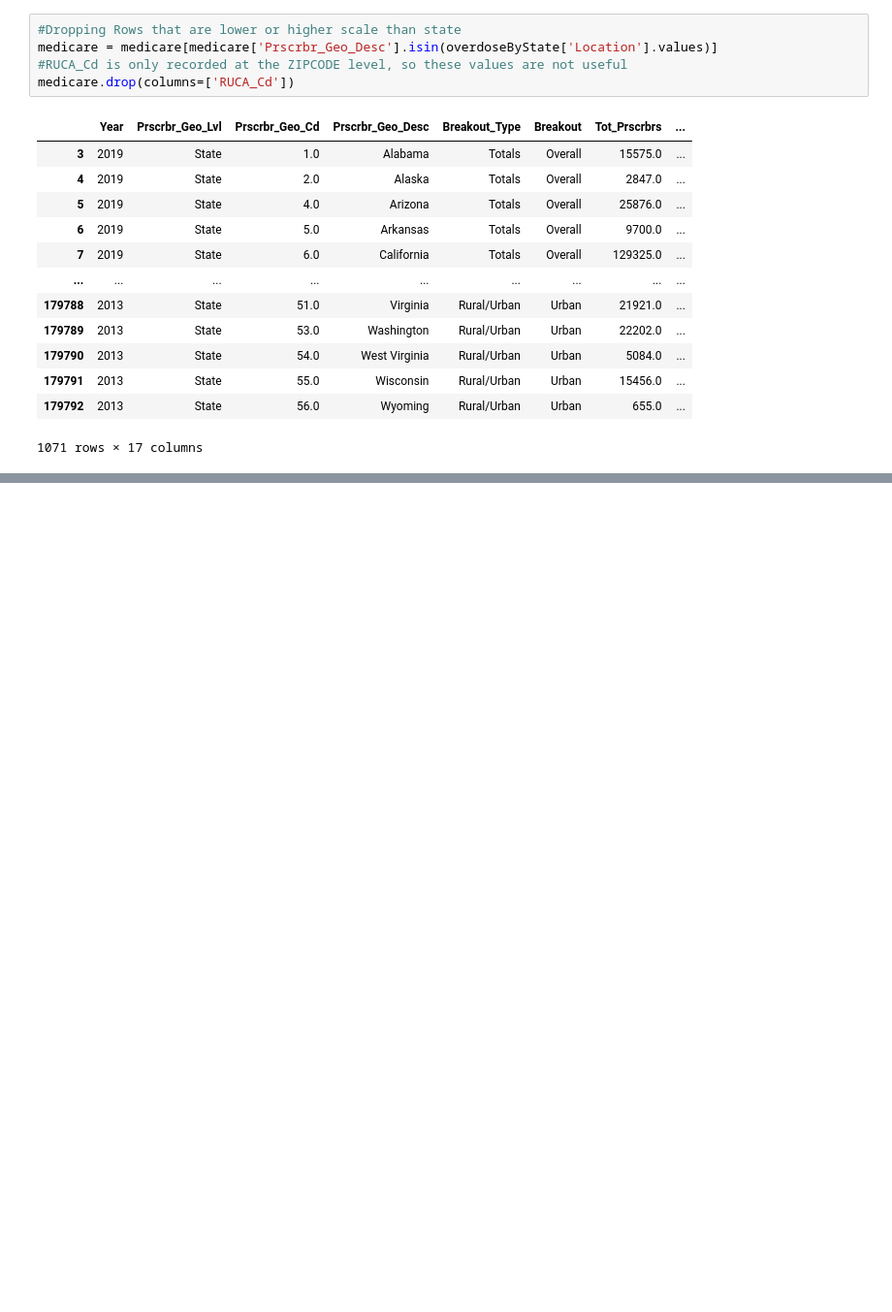
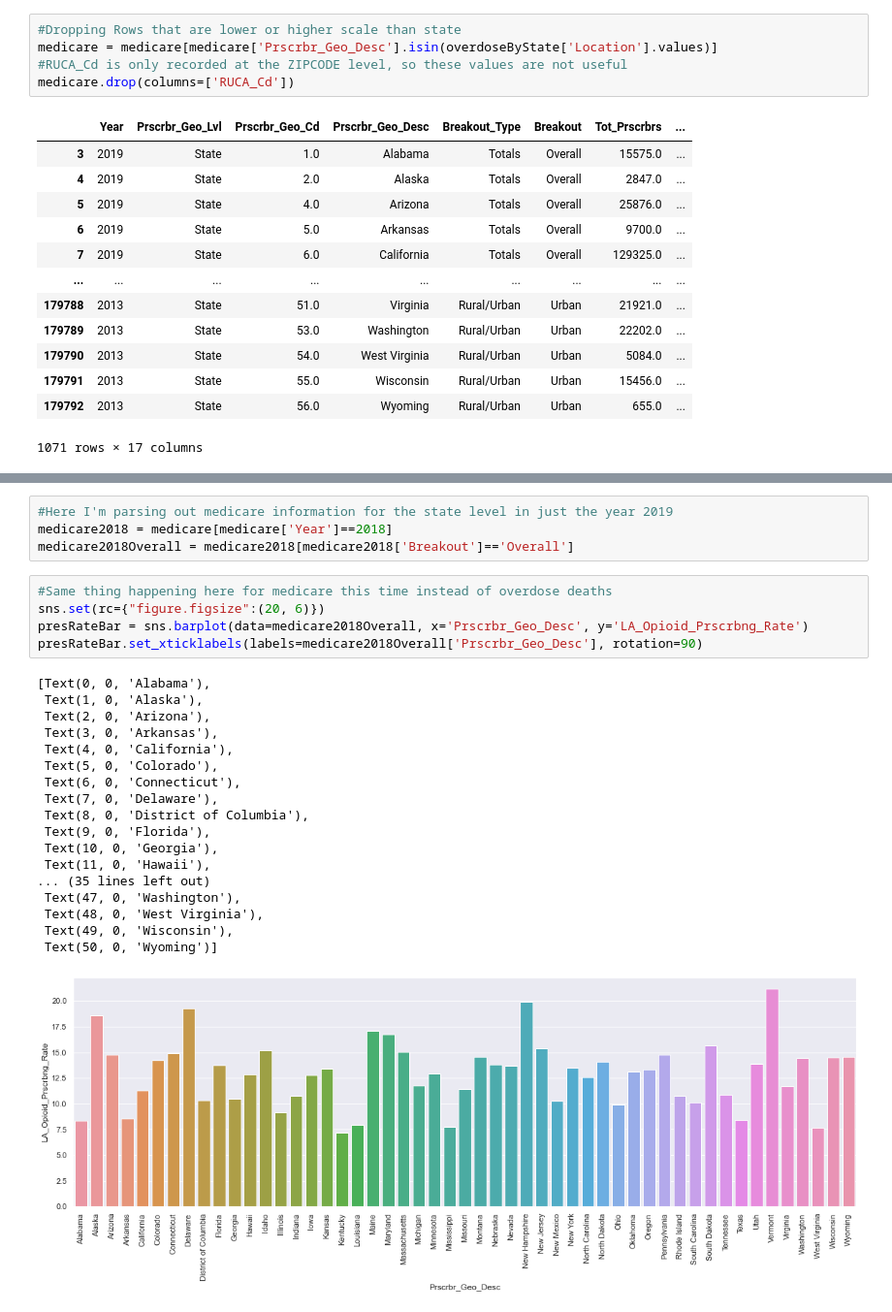
Before and after one commit to irvingjacob/DSPFinalProj, a Jupyter notebook: FinalProject.ipynb, the cells around one changed output, grey strips where cells are left out. Shown at 97% size. Cells and saved outputs as stored; diff of their text form; blank space fills up the shorter version.

```diff
--- a/FinalProject.ipynb
+++ b/FinalProject.ipynb
@@ -69,0 +116,28 @@ medicare.groupby(by=['Year'])
+# %%
+#Here I'm parsing out medicare information for the state level in just the year 2019
+medicare2018 = medicare[medicare['Year']==2018]
+medicare2018Overall = medicare2018[medicare2018['Breakout']=='Overall']
+# %%
+#Same thing happening here for medicare this time instead of overdose deaths
+sns.set(rc={"figure.figsize":(20, 6)})
+presRateBar = sns.barplot(data=medicare2018Overall, x='Prscrbr_Geo_Desc', y='LA_Opioid_Prscrbng_Rate')
+presRateBar.set_xticklabels(labels=medicare2018Overall['Prscrbr_Geo_Desc'], rotation=90)
+# %% [output]
+[Text(0, 0, 'Alabama'),
+ Text(1, 0, 'Alaska'),
+ Text(2, 0, 'Arizona'),
+ Text(3, 0, 'Arkansas'),
+ Text(4, 0, 'California'),
+ Text(5, 0, 'Colorado'),
+ Text(6, 0, 'Connecticut'),
+ Text(7, 0, 'Delaware'),
+ Text(8, 0, 'District of Columbia'),
+ Text(9, 0, 'Florida'),
+ Text(10, 0, 'Georgia'),
+ Text(11, 0, 'Hawaii'),
+... (35 lines left out)
+ Text(47, 0, 'Washington'),
+ Text(48, 0, 'West Virginia'),
+ Text(49, 0, 'Wisconsin'),
+ Text(50, 0, 'Wyoming')]
+[figure, added]
```
Also changed, not shown: parts of 17 cells of this notebook.
